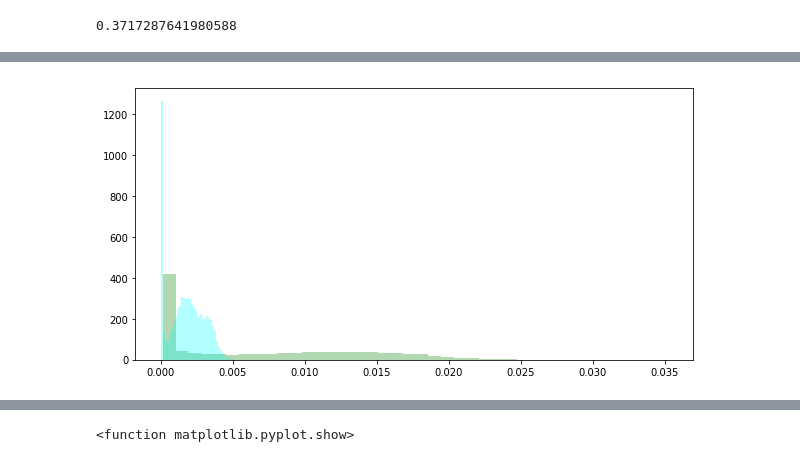
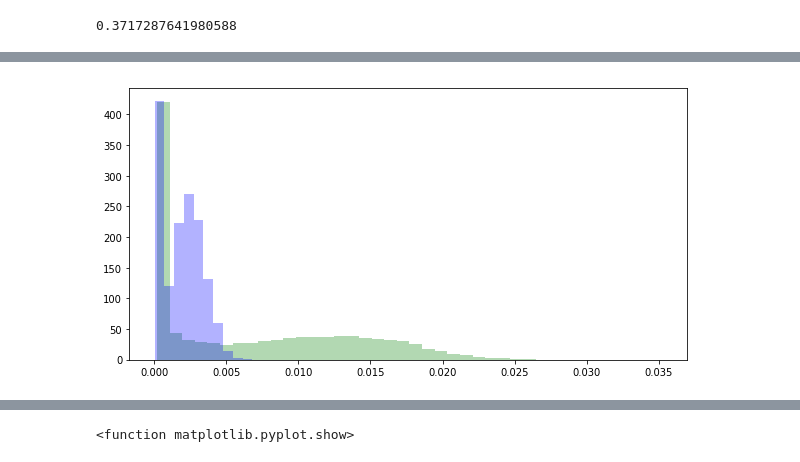
Before and after one commit to Sasha115/le49_project17, a Jupyter notebook: Process data.ipynb, the cells around one changed output, grey strips where cells are left out. Cells and saved outputs as stored; diff of their text form; code cells hidden in the pictures.

```diff
--- a/Process data.ipynb
+++ b/Process data.ipynb
@@ -278,10 +293,10 @@ adjusted_rand_score(np.argmax(model1,axis=1),np.argmax(model2,axis=1))
 # %%
 plt.figure(figsize=(10, 5))
 plt.hist(std_lda_b5_av_c_10,bins=40,alpha = 0.3,normed=True,color ='green')
-#plt.hist(std_lda_b5_max_c_10,bins=10,alpha = 0.3,normed=True,color ='blue')
+plt.hist(std_lda_b5_max_c_10,bins=10,alpha = 0.3,normed=True,color ='blue')
 #plt.hist(std_lda_b5_av_c_5,bins=10,alpha = 0.3,normed=True,color ='red')
 #plt.hist(std_lda_b5_av_c_40,bins=10,alpha = 0.3,normed=True,color ='orange')
-plt.hist(std_lda_b2_av_c_10,bins=40,alpha = 0.3,normed=True,color ='cyan')
+#plt.hist(std_lda_b2_av_c_10,bins=40,alpha = 0.3,normed=True,color ='cyan')
 plt.show()
 # %% [output]
-[figure, old version]
+[figure, new version]
```
Also changed, not shown: parts of 12 cells of this notebook.
